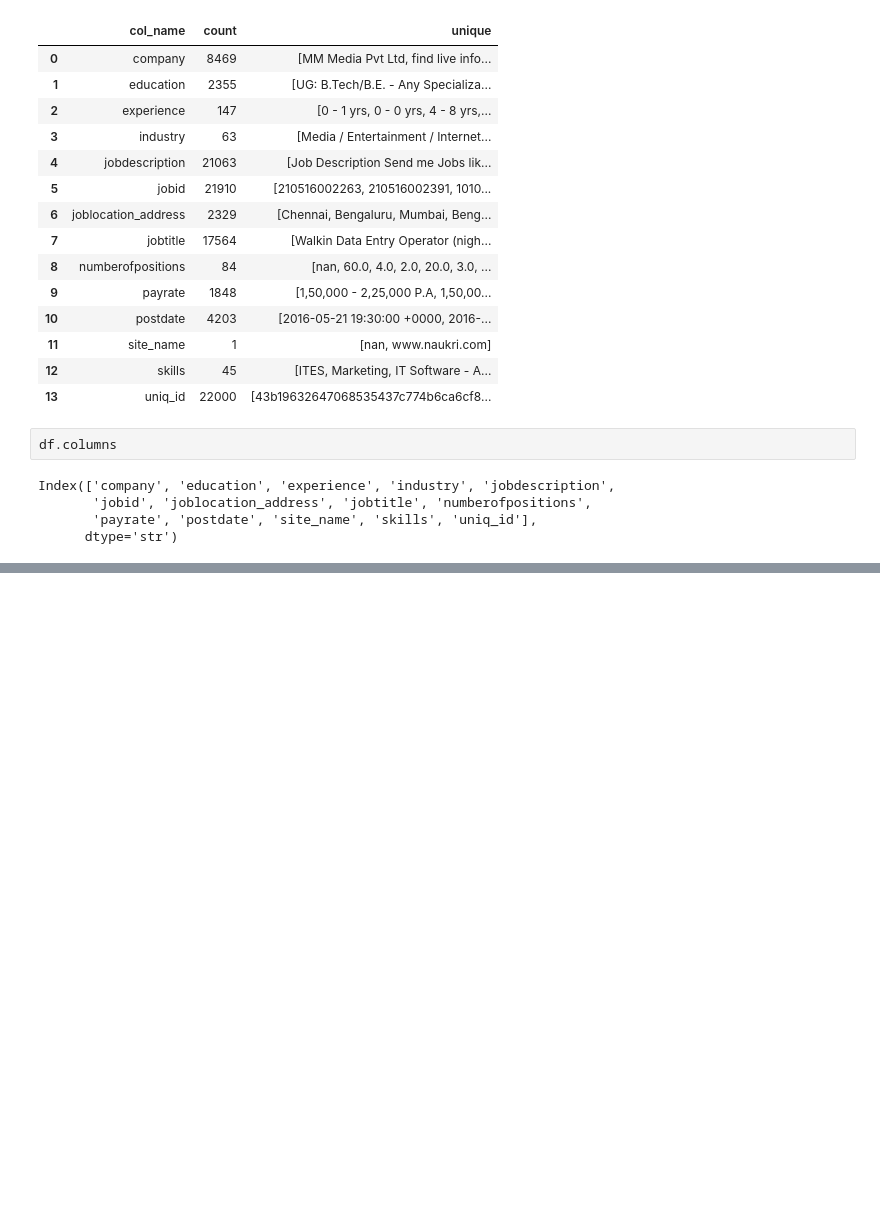
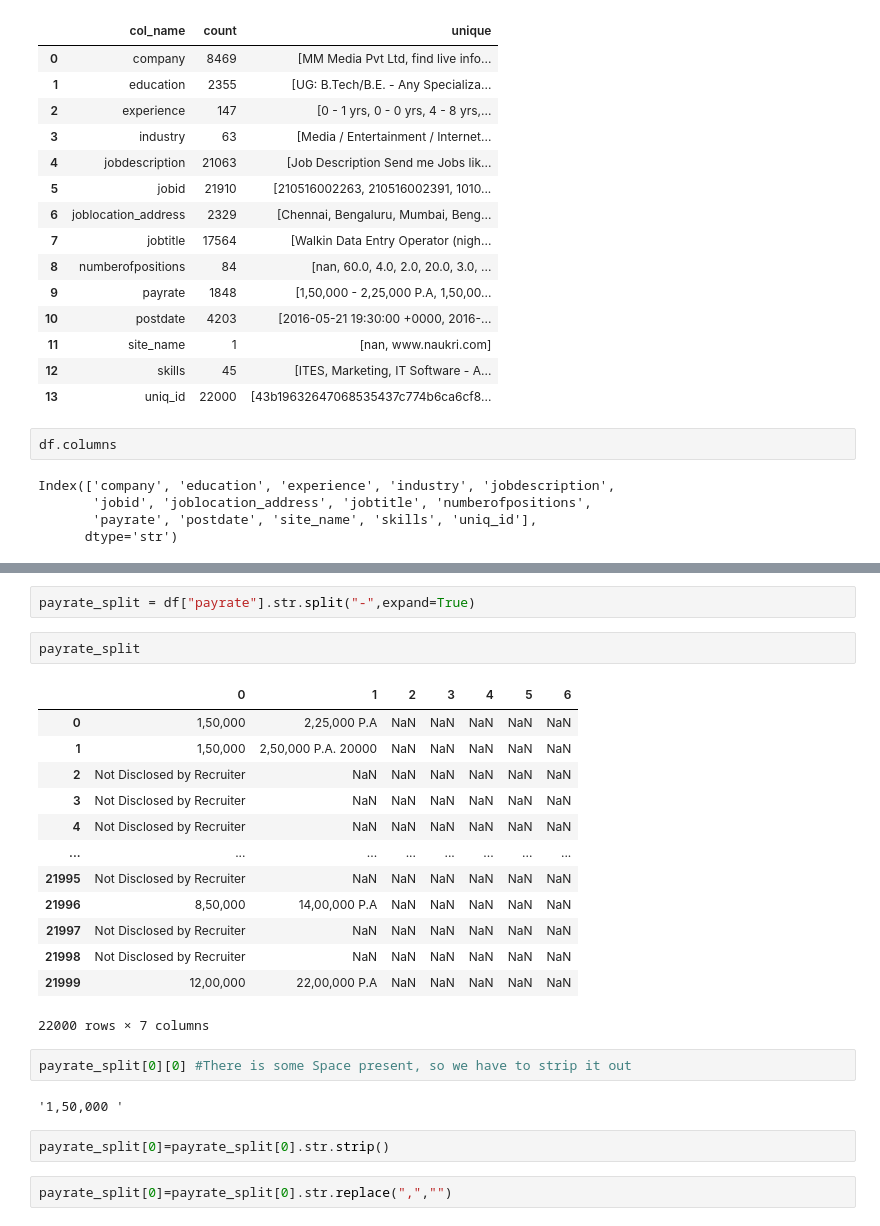
Before and after one commit to vinayp2608/job_market_data_analysis__naukri, a Jupyter notebook: Python Notebooks/Naukri_DA.ipynb, the cells around one changed output, grey strips where cells are left out. Drawn from its saved outputs; the diff is of its cells as text; blank space fills up the shorter version.

```diff
--- a/Python Notebooks/Naukri_DA.ipynb
+++ b/Python Notebooks/Naukri_DA.ipynb
@@ -220,0 +251,26 @@ Name: payrate, Length: 22000, dtype: str
+# %%
+payrate_split = df["payrate"].str.split("-",expand=True)
+# %%
+payrate_split
+# %% [output]
+|  | 0 | 1 | 2 | 3 | 4 | 5 | 6 |
+| 0 | 1,50,000 | 2,25,000 P.A | NaN | NaN | NaN | NaN | NaN |
+| 1 | 1,50,000 | 2,50,000 P.A. 20000 | NaN | NaN | NaN | NaN | NaN |
+| 2 | Not Disclosed by Recruiter | NaN | NaN | NaN | NaN | NaN | NaN |
+| 3 | Not Disclosed by Recruiter | NaN | NaN | NaN | NaN | NaN | NaN |
+| 4 | Not Disclosed by Recruiter | NaN | NaN | NaN | NaN | NaN | NaN |
+| ... | ... | ... | ... | ... | ... | ... | ... |
+| 21995 | Not Disclosed by Recruiter | NaN | NaN | NaN | NaN | NaN | NaN |
+| 21996 | 8,50,000 | 14,00,000 P.A | NaN | NaN | NaN | NaN | NaN |
+| 21997 | Not Disclosed by Recruiter | NaN | NaN | NaN | NaN | NaN | NaN |
+| 21998 | Not Disclosed by Recruiter | NaN | NaN | NaN | NaN | NaN | NaN |
+| 21999 | 12,00,000 | 22,00,000 P.A | NaN | NaN | NaN | NaN | NaN |
+22000 rows × 7 columns
+# %%
+payrate_split[0][0] #There is some Space present, so we have to strip it out
+# %% [output]
+'1,50,000 '
+# %%
+payrate_split[0]=payrate_split[0].str.strip()
+# %%
+payrate_split[0]=payrate_split[0].str.replace(",","")
```
Also changed, not shown: parts of 70 cells of this notebook, 1 other file.
